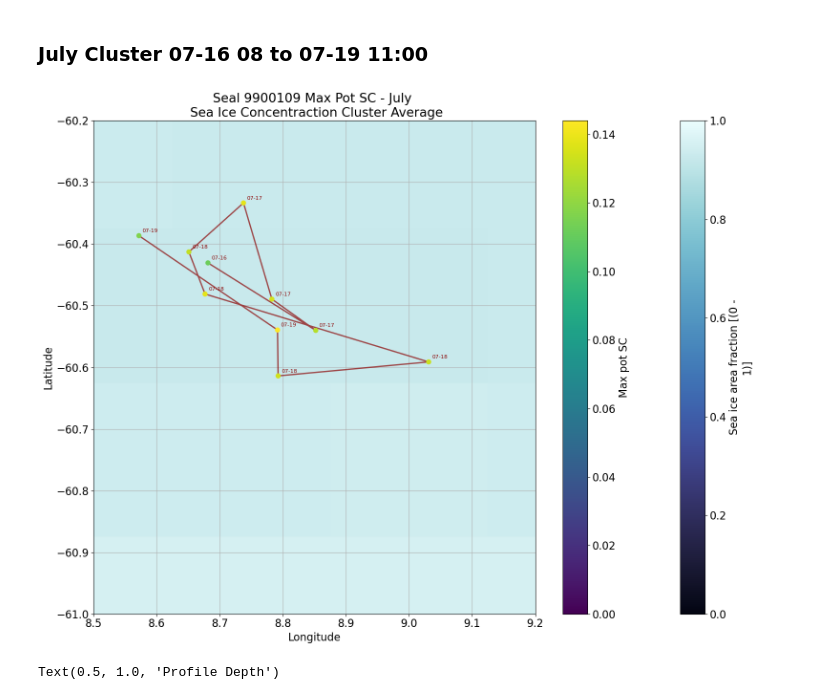
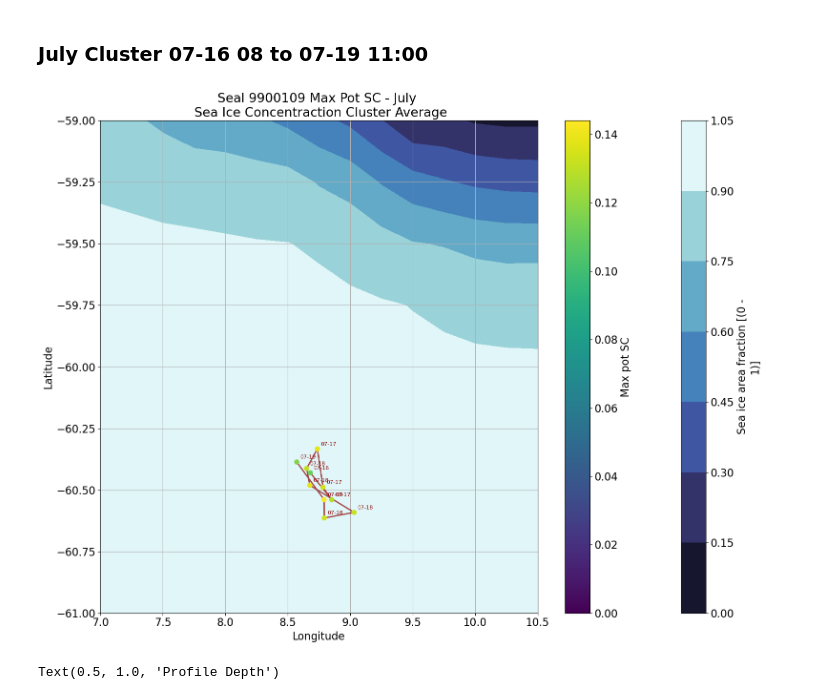
Before and after one commit to marlene-schramm/MSc_data_analysis, a Jupyter notebook: observations_reanalysis/supercooled_profiles_SEAL9900109.ipynb, the cells around one changed output. Saved outputs shown, nothing was run; the diff lists cells and outputs as text; code cells hidden in the pictures.

```diff
--- a/observations_reanalysis/supercooled_profiles_SEAL9900109.ipynb
+++ b/observations_reanalysis/supercooled_profiles_SEAL9900109.ipynb
@@ -403,42 +403,42 @@ df_seaice_cluster07_mean = df_seaice_cluster07.mean("time")
 plt.figure(figsize=(16, 12))
 
 # plot sea ice concentration
-df_seaice_cluster07.siconc.isel(time = -1).plot(cmap = cmo.ice, vmin = 0, vmax = 1)
+df_seaice_cluster07.siconc.isel(time = -1).plot.contourf(cmap = cmo.ice, vmin = 0, vmax = 1)
 
 # Draw the path line
 plt.plot(data1_all_cluster07['lon'], data1_all_cluster07['lat'], '.-', linewidth=2, alpha=0.7, label='Movement Path', color = "darkred")
 
 
 # Add scatter points with SC coloring
 scatter = plt.scatter(data1_all_cluster07['lon'], data1_all_cluster07['lat'], c=-data1_all_cluster07["max_ps"], cmap='viridis',
                       s=60, edgecolors='none', zorder=3, label='Locations', vmin =0, vmax = 0.144)
 
 
 # Apply the formatter to the colorbar
 cbar = plt.colorbar(scatter)
 cbar.set_label('Max pot SC')
 
 # Annotate points with time
 for i, row in data1_all_cluster07.iterrows():
     plt.annotate(row['datetimes'].strftime('%m-%d'), (row['lon'], row['lat']),
                  textcoords="offset points", xytext=(5,5), ha='left', fontsize=8, zorder=4, color = "darkred")
 
 # Label axes
 plt.xlabel('Longitude')
 plt.ylabel('Latitude')
 plt.title('Seal 9900109 Max Pot SC - July \n Sea Ice Concentraction Cluster Average')
 
 # plt.xlim(6,9.5) # big july view
 # plt.ylim(-61.5, -59) # big july view
 
-plt.xlim(8.5,9.2)
-plt.ylim(-61, -60.2)
+plt.xlim(7,10.5)
+plt.ylim(-61, -59)
 
 plt.grid(True)
 plt.tight_layout()
 plt.show()
 # %% [output]
-[figure, old version]
+[figure, new version]
 # %%
 fig, ax = plt.subplots()
 
```
Also changed, not shown: parts of 11 cells of this notebook.
